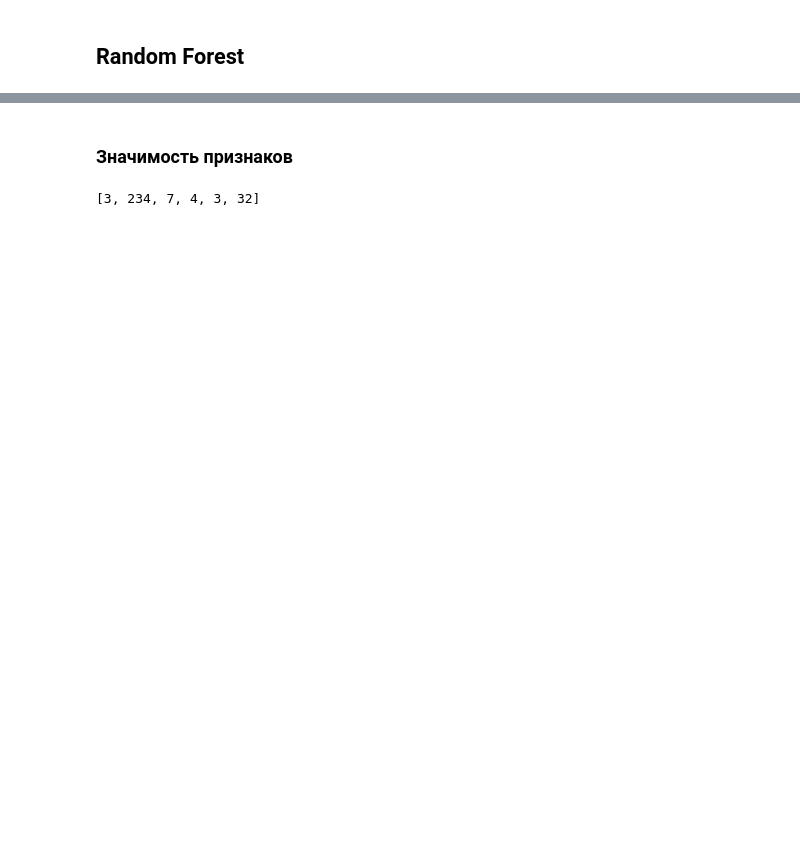
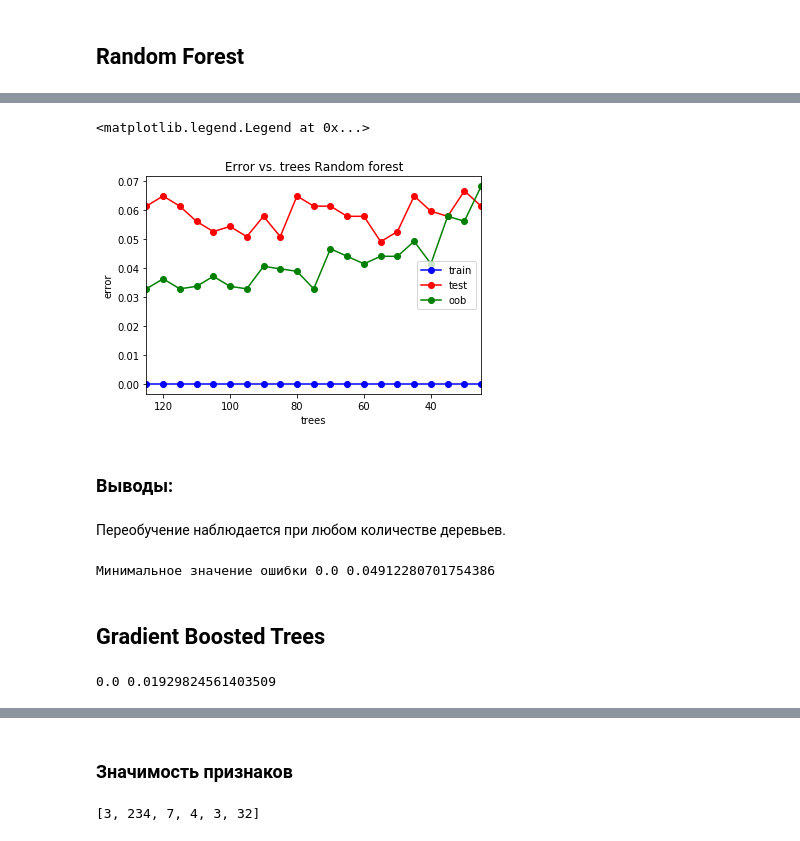
Before and after one commit to DegtyarevAY/Machine_learning, a Jupyter notebook: CarEv.ipynb, the cells around one changed output, grey strips where cells are left out. Cells and saved outputs as stored; diff of their text form; code cells hidden in the pictures; blank space fills up the shorter version.

```diff
--- a/CarEv.ipynb
+++ b/CarEv.ipynb
@@ -574,0 +710,35 @@ print(err_train, err_test)
+# %%
+plt.plot(trees_arr, train_err, 'b-o', label = 'train')
+plt.plot(trees_arr, test_err, 'r-o', label = 'test')
+plt.plot(trees_arr, oob_err, 'g-o', label = 'oob')
+plt.xlim([np.max(trees_arr), np.min(trees_arr)])
+plt.title('Error vs. trees Random forest')
+plt.xlabel('trees')
+plt.ylabel('error')
+plt.legend()
+# %% [output]
+<matplotlib.legend.Legend at 0x...>
+[figure, added]
+# %% [markdown]
+### Выводы:
+# %% [markdown]
+Переобучение наблюдается при любом количестве деревьев.
+# %%
+min_train_err = np.min(train_err)
+min_test_err = np.min(test_err)
+print("Минимальное значение ошибки", min_train_err, min_test_err)
+# %% [output]
+Минимальное значение ошибки 0.0 0.04912280701754386
+# %% [markdown]
+## Gradient Boosted Trees
+# %%
+from sklearn import ensemble
+rf = ensemble.GradientBoostingClassifier(n_estimators = 1000)
+rf.fit(X_train, y_train)
+
+err_train = np.mean(y_train != rf.predict(X_train))
+err_test  = np.mean(y_test  != rf.predict(X_test))
+
+print(err_train, err_test)
+# %% [output]
+0.0 0.01929824561403509
```
Also changed, not shown: parts of 55 cells of this notebook.
